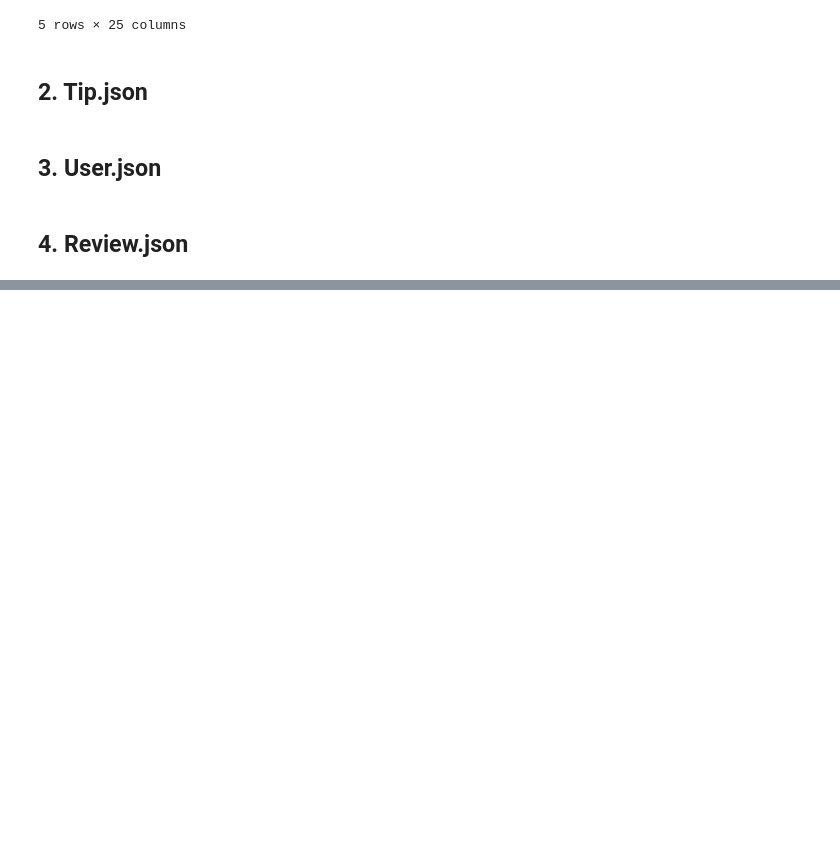
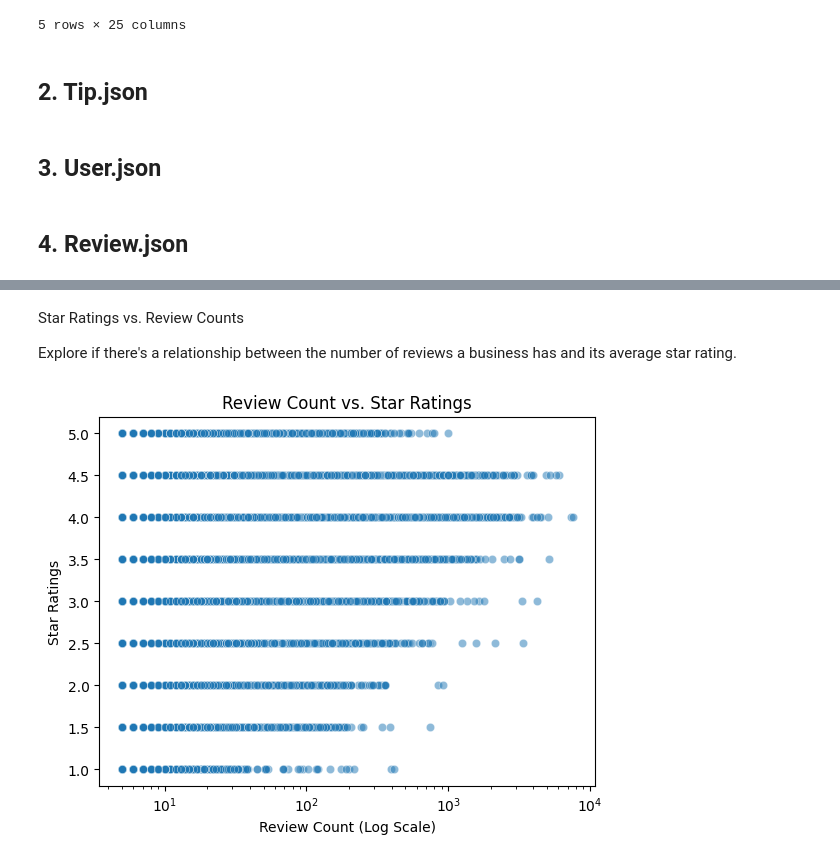
Before and after one commit to Honglin-Jiang/ba820_team7_yelp, a Jupyter notebook: EDA_part1.ipynb, the cells around one changed output, grey strips where cells are left out. Cells and saved outputs as stored; diff of their text form; code cells hidden in the pictures; blank space fills up the shorter version.

```diff
--- a/EDA_part1.ipynb
+++ b/EDA_part1.ipynb
@@ -294,0 +778,13 @@ plt.show()
+# %% [markdown]
+Star Ratings vs. Review Counts
+
+Explore if there's a relationship between the number of reviews a business has and its average star rating.
+# %%
+sns.scatterplot(x='review_count', y='stars', data=bus_open, alpha=0.5)
+plt.xscale('log')
+plt.title('Review Count vs. Star Ratings')
+plt.xlabel('Review Count (Log Scale)')
+plt.ylabel('Star Ratings')
+plt.show()
+# %% [output]
+[figure, added]
```
Also changed, not shown: parts of 42 cells of this notebook, 1 other file.
